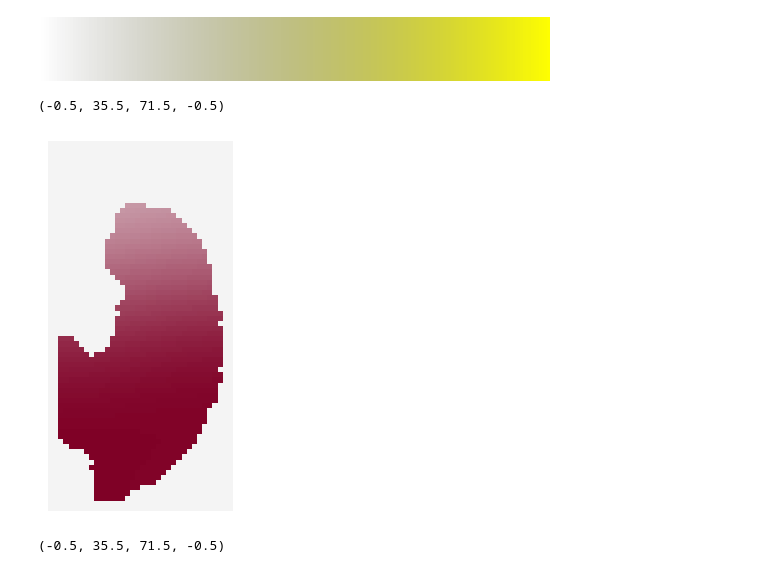
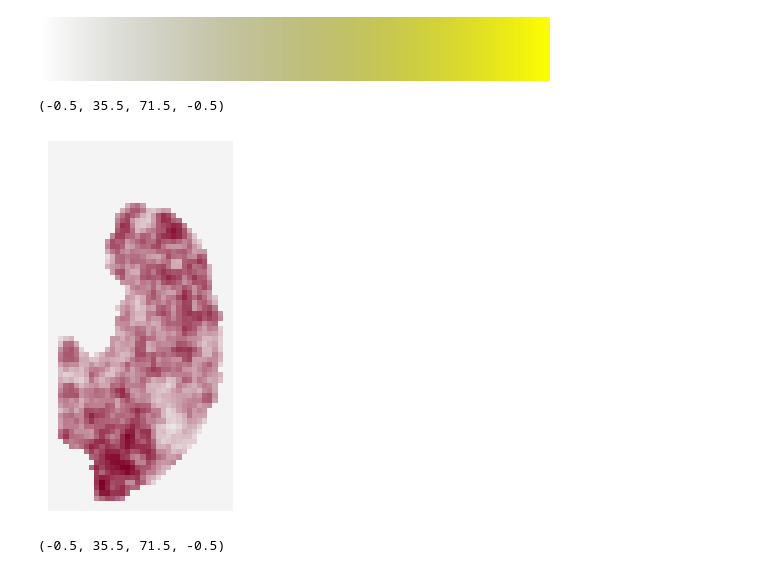
Before and after one commit to juanesfco/Thesis, a Jupyter notebook: realData.ipynb, the cells around one changed output. Saved outputs shown, nothing was run; the diff lists cells and outputs as text; code cells hidden in the pictures.

```diff
--- a/realData.ipynb
+++ b/realData.ipynb
@@ -212,13 +213,13 @@ cmapt
 # %%
 from nilearn.masking import unmask
 import matplotlib.pyplot as plt
 
-X_UM = unmask(X[3],mask_img)
+X_UM = unmask(X[1],mask_img)
 plt.imshow(X_UM.get_fdata()[36,:,:],cmap=cmap)
 plt.axis('off')
 # %% [output]
 (-0.5, 35.5, 71.5, -0.5)
-[figure, old version]
+[figure, new version]
 # %%
 from nilearn.masking import unmask
 import matplotlib.pyplot as plt
```
Also changed, not shown: parts of 2 cells of this notebook, 7 other files.
